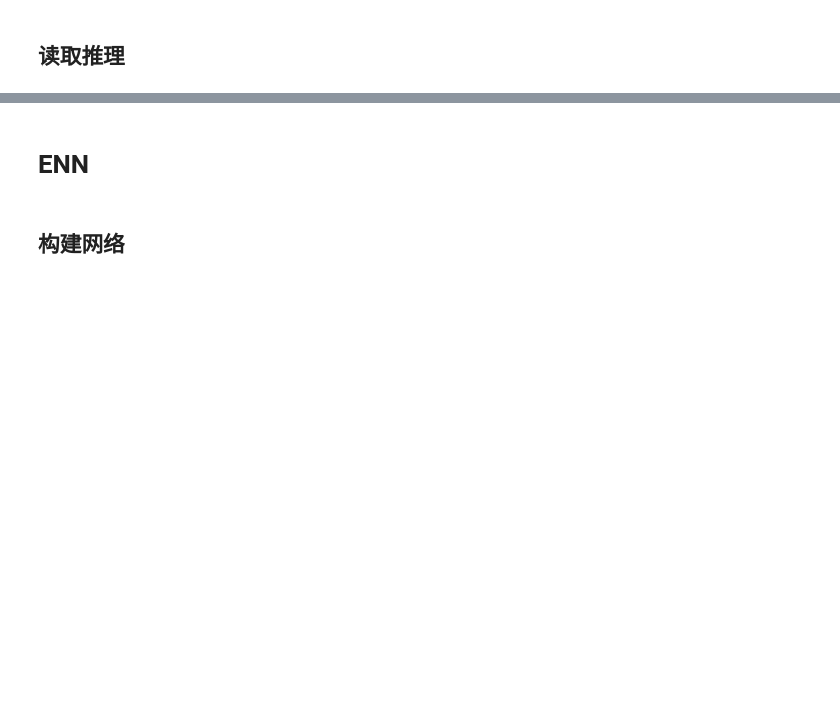
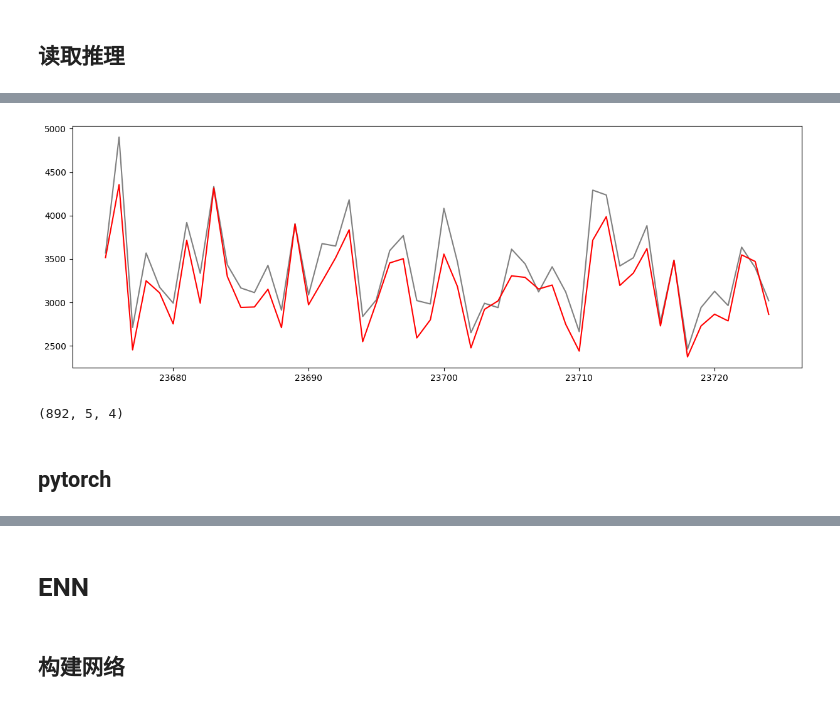
Before and after one commit to Ykiiii/Timing-signal-analysis, a Jupyter notebook: RNN.ipynb, the cells around one changed output, grey strips where cells are left out. Drawn from its saved outputs; the diff is of its cells as text; code cells hidden in the pictures; blank space fills up the shorter version.

```diff
--- a/RNN.ipynb
+++ b/RNN.ipynb
@@ -153,5 +253,6 @@ model.fit(X_train,y_train,batch_size=32,epochs=50,validation_data=(X_test,y_test
 ## 读取推理
 # %%
 from tensorflow.keras.models import load_model
-best_model = load_model('E:\\Document\\Timing-signal-analysis\\lstm_3.90_18_mem_5_lstm_1_dense_1_unit_32')
+# best_model = load_model('E:\\Document\\Timing-signal-analysis\\lstm_3.90_18_mem_5_lstm_1_dense_1_unit_32')
+best_model = model
 best_model.summary()
@@ -163,3 +291,18 @@ print(pre)
 print(X_test.shape)
 print(y_test.shape)
 print(pre.shape)
+# %%
+import matplotlib.pyplot as plt
+plt.figure(figsize=(15, 5))
+df_time = df.index[-len(y_test):]
+plt.plot(df_time[:50],y_test[:50],color='gray',label='price')
+plt.plot(df_time[:50],pre[:50],color='red',label='predict')
+plt.show()
+# %% [output]
+[figure, added]
+# %%
+X_train.shape
+# %% [output]
+(892, 5, 4)
+# %% [markdown]
+## pytorch
```
Also changed, not shown: parts of 25 cells of this notebook, 2 other files.
